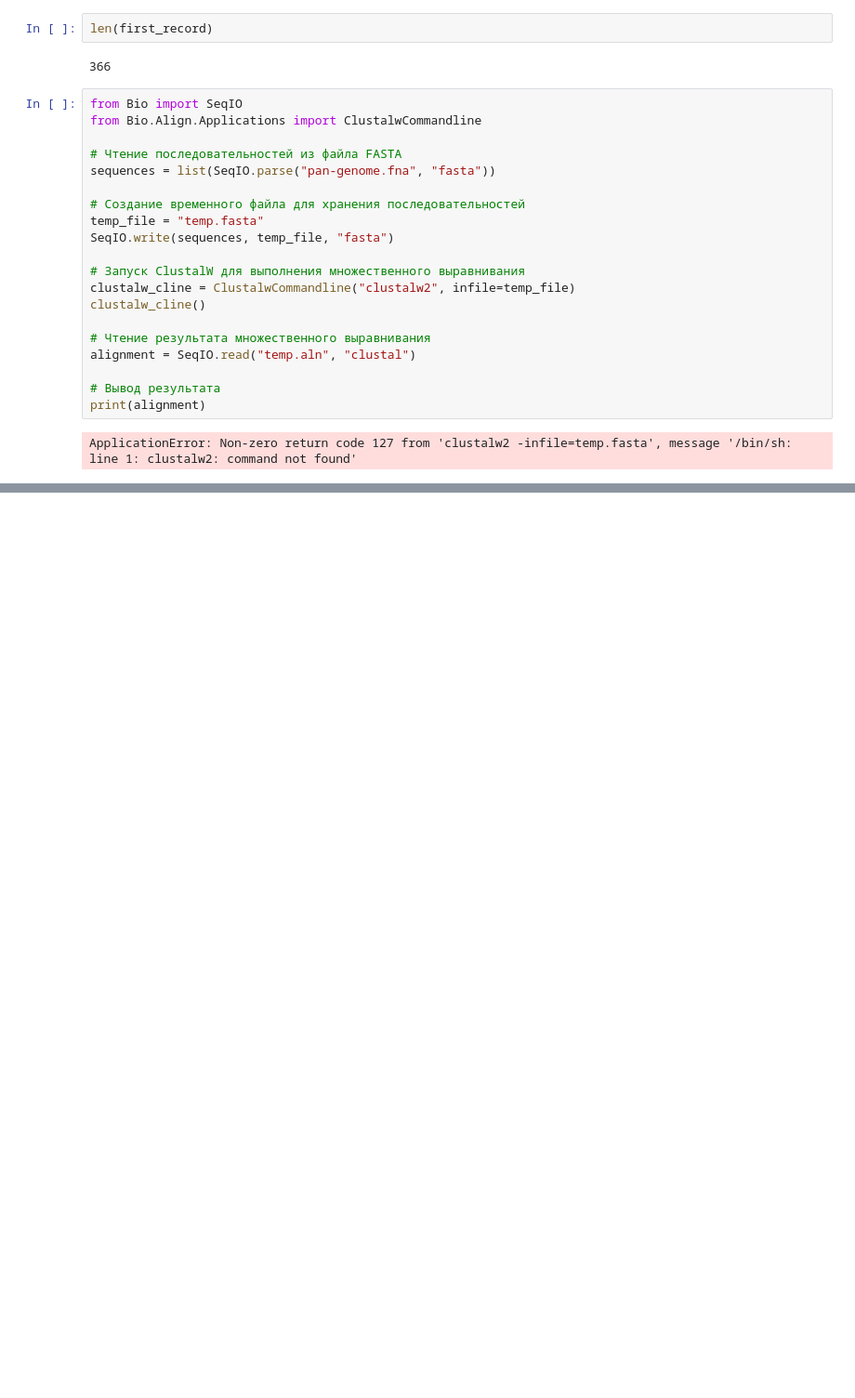
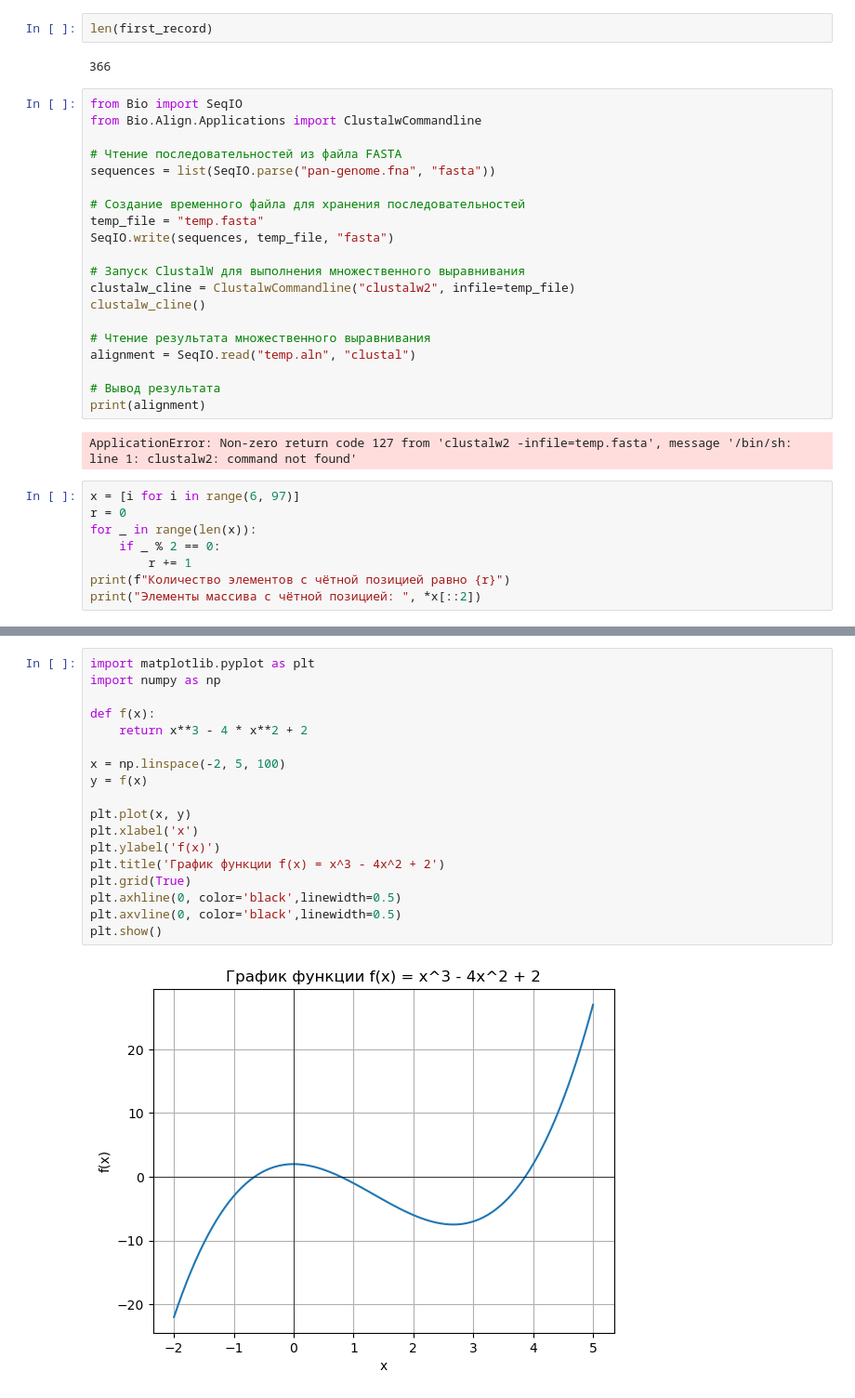
Before and after one commit to divanys/bioinf, a Jupyter notebook: bioPython/train.ipynb, the cells around one changed output, grey strips where cells are left out. Shown at 93% size. Drawn from its saved outputs; the diff is of its cells as text; blank space fills up the shorter version.

```diff
--- a/bioPython/train.ipynb
+++ b/bioPython/train.ipynb
@@ -180,3 +180,11 @@ alignment = SeqIO.read("temp.aln", "clustal")
 print(alignment)
 # %% [output]
 ApplicationError: Non-zero return code 127 from 'clustalw2 -infile=temp.fasta', message '/bin/sh: line 1: clustalw2: command not found'
+# %%
+x = [i for i in range(6, 97)]
+r = 0
+for _ in range(len(x)):
+    if _ % 2 == 0:
+        r += 1
+print(f"Количество элементов с чётной позицией равно {r}")
+print("Элементы массива с чётной позицией: ", *x[::2])
@@ -182,0 +234,20 @@ ApplicationError: Non-zero return code 127 from 'clustalw2 -infile=temp.fasta',
+# %%
+import matplotlib.pyplot as plt
+import numpy as np
+
+def f(x):
+    return x**3 - 4 * x**2 + 2
+
+x = np.linspace(-2, 5, 100)
+y = f(x)
+
+plt.plot(x, y)
+plt.xlabel('x')
+plt.ylabel('f(x)')
+plt.title('График функции f(x) = x^3 - 4x^2 + 2')
+plt.grid(True)
+plt.axhline(0, color='black',linewidth=0.5)
+plt.axvline(0, color='black',linewidth=0.5)
+plt.show()
+# %% [output]
+[figure, added]
```
Also changed, not shown: parts of 4 cells of this notebook, 1 other file.
